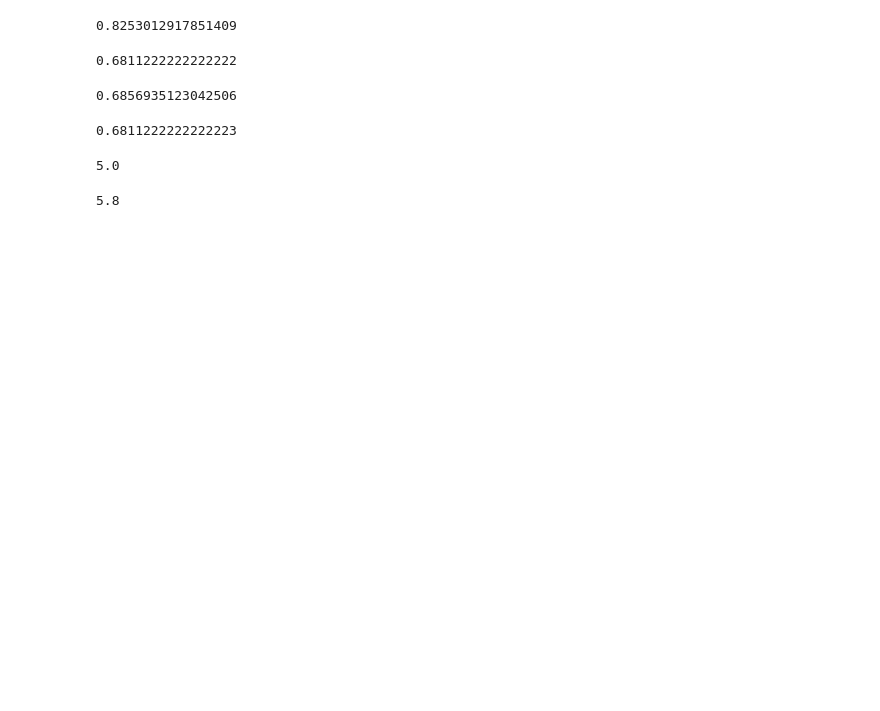
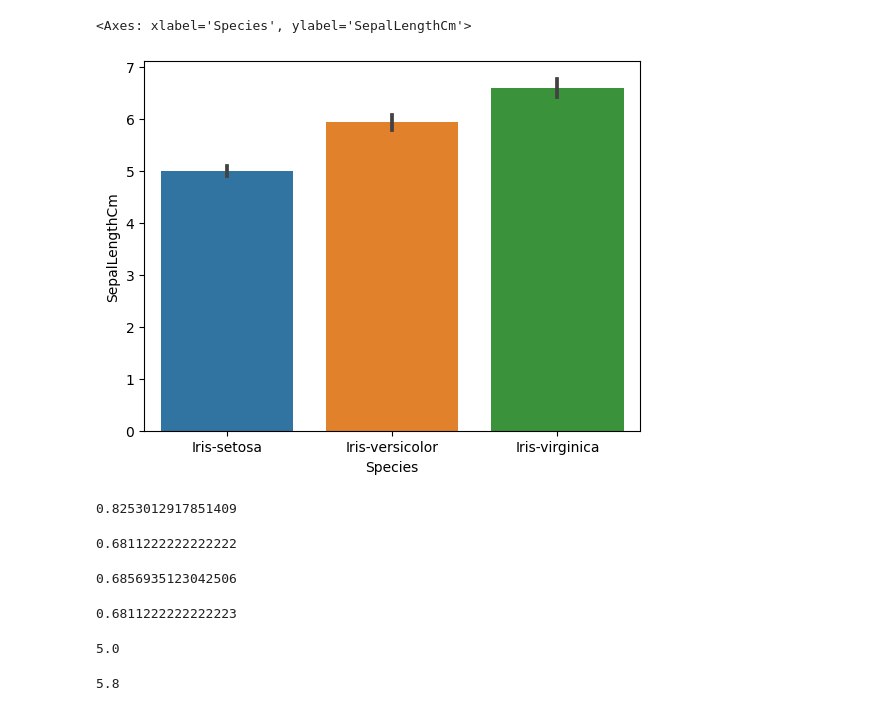
Before and after one commit to Msrevalli/EDA-Exploratory-Data-Analysis, a Jupyter notebook: iris-data-distribution.ipynb, the cells around one changed output. Drawn from its saved outputs; the diff is of its cells as text; code cells hidden in the pictures; blank space fills up the shorter version.

```diff
--- a/iris-data-distribution.ipynb
+++ b/iris-data-distribution.ipynb
@@ -64,3 +93,8 @@ dtype: int64
+# %%
+sns.barplot(x='Species' ,y='SepalLengthCm',data=data)
+# %% [output]
+<Axes: xlabel='Species', ylabel='SepalLengthCm'>
+[figure, added]
 # %%
 np.std(data_df['SepalLengthCm'])
 # %% [output]
```
Also changed, not shown: parts of 9 cells of this notebook, 1 other file.
